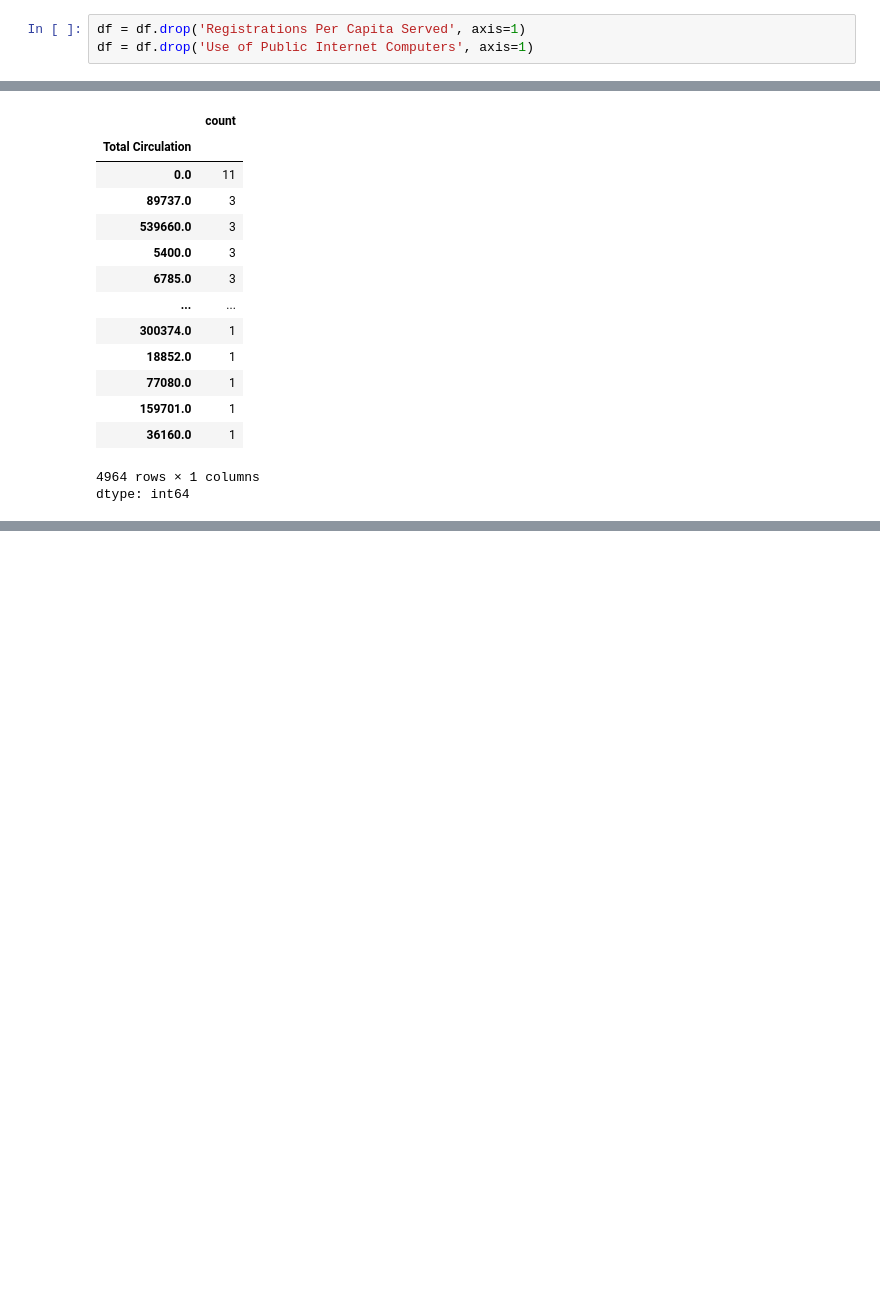
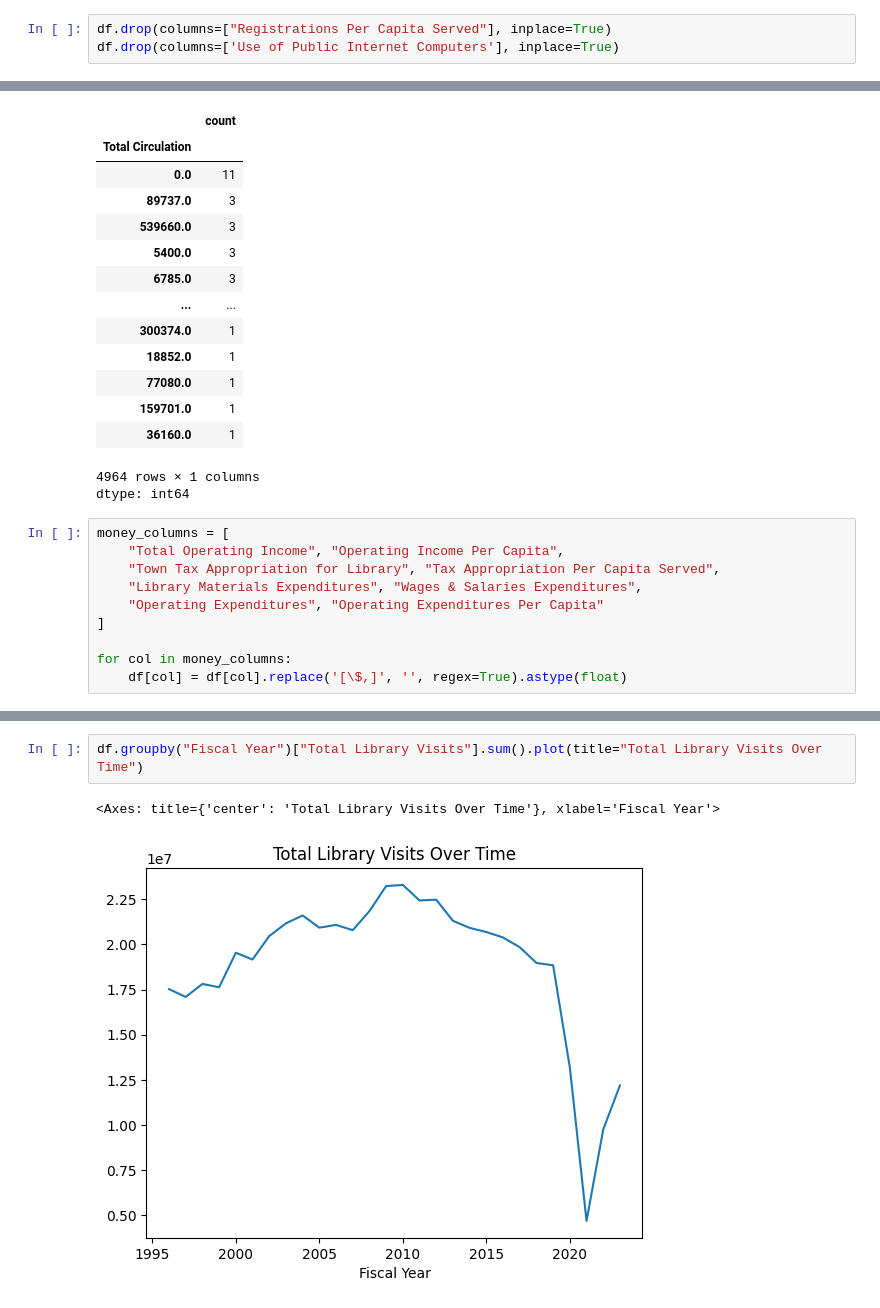
Before and after one commit to annachristen/DA-Class-Notes-and-projects, a Jupyter notebook: Library_Data.ipynb, the cells around one changed output, grey strips where cells are left out. Saved outputs shown, nothing was run; the diff lists cells and outputs as text; blank space fills up the shorter version.

```diff
--- a/Library_Data.ipynb
+++ b/Library_Data.ipynb
@@ -44,8 +44,8 @@ df['County']
 5105 rows × 1 columns
 dtype: object
 # %%
-df = df.drop('Registrations Per Capita Served', axis=1)
-df = df.drop('Use of Public Internet Computers', axis=1)
+df.drop(columns=["Registrations Per Capita Served"], inplace=True)
+df.drop(columns=['Use of Public Internet Computers'], inplace=True)
 # %%
 df.info(20)
 # %% [output]
@@ -184,3 +184,13 @@ df['Total Circulation'].value_counts()
 | 36160.0 | 1 |
 4964 rows × 1 columns
 dtype: int64
+# %%
+money_columns = [
+    "Total Operating Income", "Operating Income Per Capita",
+    "Town Tax Appropriation for Library", "Tax Appropriation Per Capita Served",
+    "Library Materials Expenditures", "Wages & Salaries Expenditures",
+    "Operating Expenditures", "Operating Expenditures Per Capita"
+]
+
+for col in money_columns:
+    df[col] = df[col].replace('[\$,]', '', regex=True).astype(float)
@@ -186,0 +232,5 @@ dtype: int64
+# %%
+df.groupby("Fiscal Year")["Total Library Visits"].sum().plot(title="Total Library Visits Over Time")
+# %% [output]
+<Axes: title={'center': 'Total Library Visits Over Time'}, xlabel='Fiscal Year'>
+[figure, added]
```
Also changed, not shown: parts of 9 cells of this notebook.
